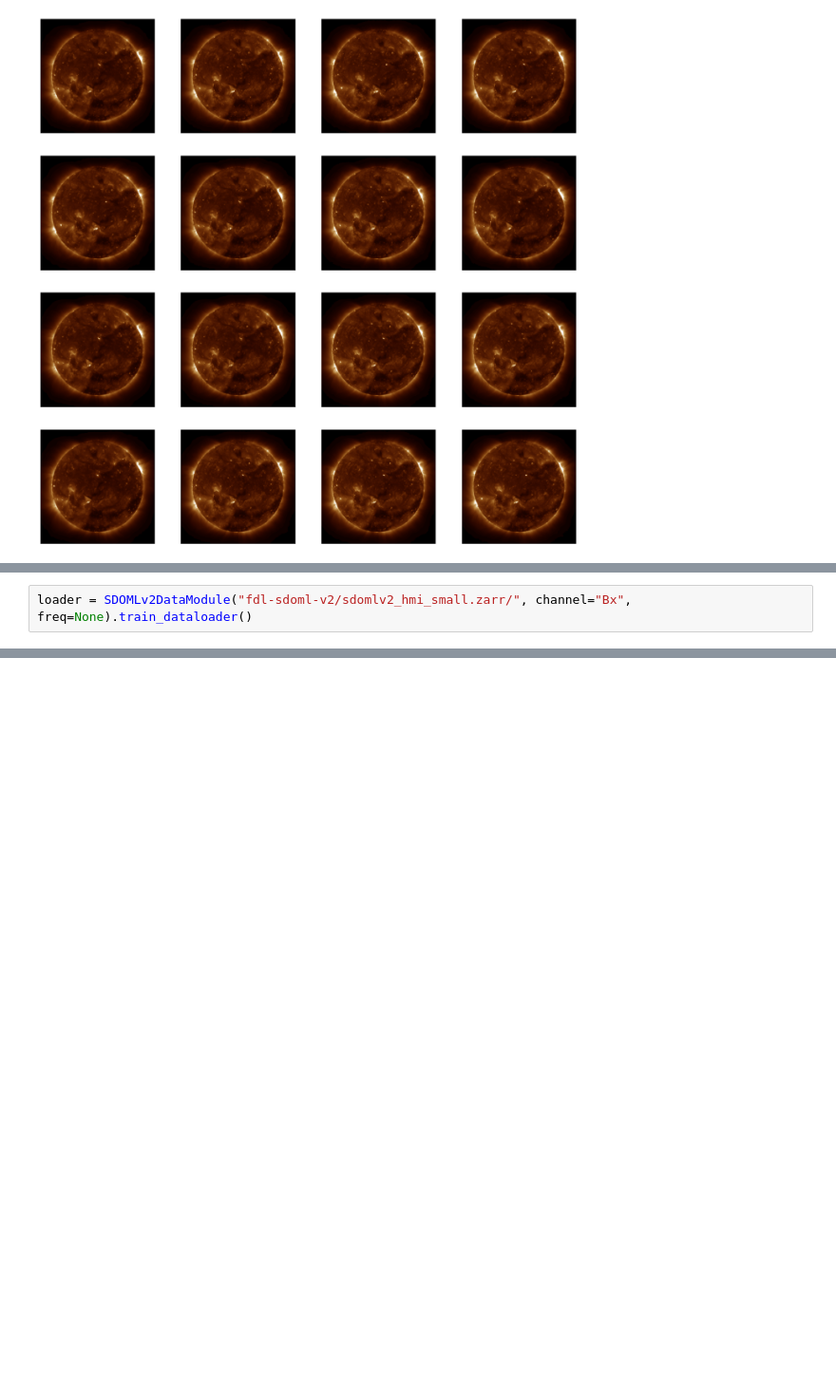
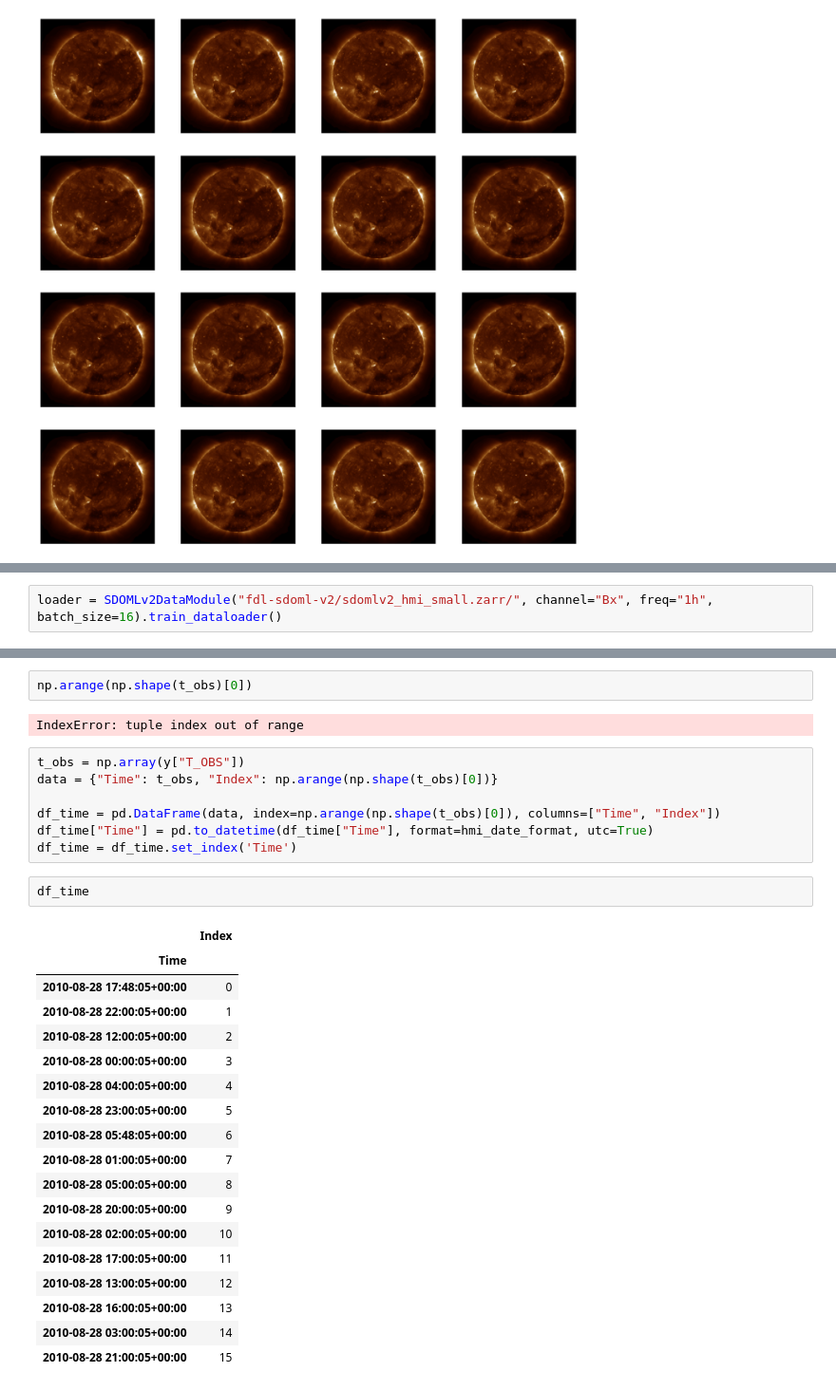
Before and after one commit to i4Ds/sdo-cli, a Jupyter notebook: notebooks/SDOMLv2Dataset.ipynb, the cells around one changed output, grey strips where cells are left out. Shown at 95% size. Cells and saved outputs as stored; diff of their text form; blank space fills up the shorter version.

Commit message:
adds notebook to show how to use SDO ML v2 data loader, WIP temporal sampling, adds alternatives for storage system

```diff
--- a/notebooks/SDOMLv2Dataset.ipynb
+++ b/notebooks/SDOMLv2Dataset.ipynb
@@ -91,5 +391,5 @@ for batch_idx, samples in enumerate(loader):
 # %%
-loader = SDOMLv2DataModule("fdl-sdoml-v2/sdomlv2_hmi_small.zarr/", channel="Bx", freq=None).train_dataloader()
+loader = SDOMLv2DataModule("fdl-sdoml-v2/sdomlv2_hmi_small.zarr/", channel="Bx", freq="1h", batch_size=16).train_dataloader()
 # %% [output]
 discovered the following zarr directory structure
 /
@@ -121,0 +502,32 @@ TypeError: default_collate: batch must contain tensors, numpy arrays, numbers, d
+# %%
+np.arange(np.shape(t_obs)[0])
+# %% [output]
+IndexError: tuple index out of range
+# %%
+t_obs = np.array(y["T_OBS"])
+data = {"Time": t_obs, "Index": np.arange(np.shape(t_obs)[0])}
+
+df_time = pd.DataFrame(data, index=np.arange(np.shape(t_obs)[0]), columns=["Time", "Index"])
+df_time["Time"] = pd.to_datetime(df_time["Time"], format=hmi_date_format, utc=True)
+df_time = df_time.set_index('Time')
+# %%
+df_time
+# %% [output]
+|  | Index |
+| Time |  |
+| 2010-08-28 17:48:05+00:00 | 0 |
+| 2010-08-28 22:00:05+00:00 | 1 |
+| 2010-08-28 12:00:05+00:00 | 2 |
+| 2010-08-28 00:00:05+00:00 | 3 |
+| 2010-08-28 04:00:05+00:00 | 4 |
+| 2010-08-28 23:00:05+00:00 | 5 |
+| 2010-08-28 05:48:05+00:00 | 6 |
+| 2010-08-28 01:00:05+00:00 | 7 |
+| 2010-08-28 05:00:05+00:00 | 8 |
+| 2010-08-28 20:00:05+00:00 | 9 |
+| 2010-08-28 02:00:05+00:00 | 10 |
+| 2010-08-28 17:00:05+00:00 | 11 |
+| 2010-08-28 13:00:05+00:00 | 12 |
+| 2010-08-28 16:00:05+00:00 | 13 |
+| 2010-08-28 03:00:05+00:00 | 14 |
+| 2010-08-28 21:00:05+00:00 | 15 |
```
Also changed, not shown: parts of 12 cells of this notebook, 1 other file.
